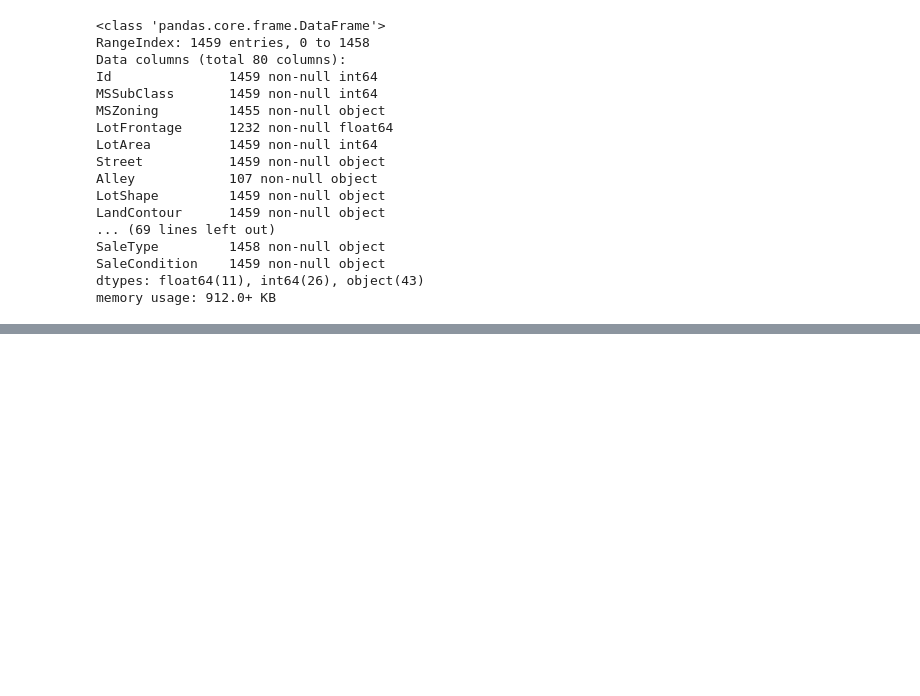
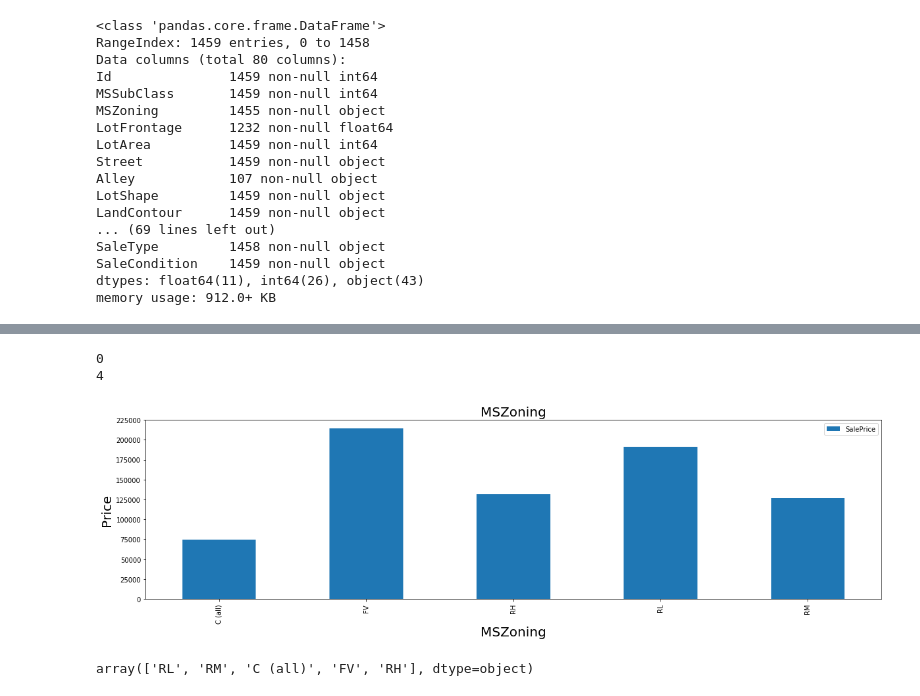
Before and after one commit to gjustin40/Kaggle, a Jupyter notebook: House-Prices/House_prices.ipynb, the cells around one changed output, grey strips where cells are left out. Saved outputs shown, nothing was run; the diff lists cells and outputs as text; code cells hidden in the pictures; blank space fills up the shorter version.

```diff
--- a/House-Prices/House_prices.ipynb
+++ b/House-Prices/House_prices.ipynb
@@ -96,0 +230,14 @@ memory usage: 912.0+ KB
+# %%
+for data in train_test_data:
+    print(data['MSZoning'].isnull().sum())
+# %% [output]
+0
+4
+# %%
+chart_bar('MSZoning')
+# %% [output]
+[figure, added]
+# %%
+train['MSZoning'].unique()
+# %% [output]
+array(['RL', 'RM', 'C (all)', 'FV', 'RH'], dtype=object)
```
Also changed, not shown: parts of 20 cells of this notebook.
